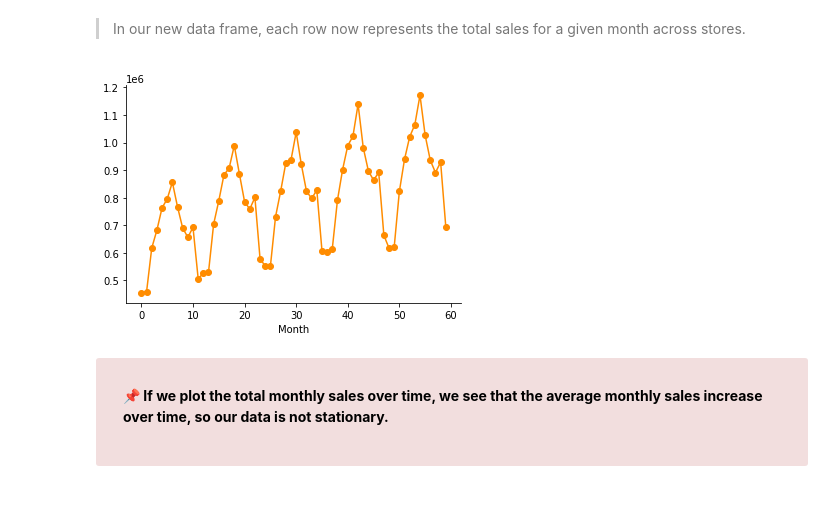
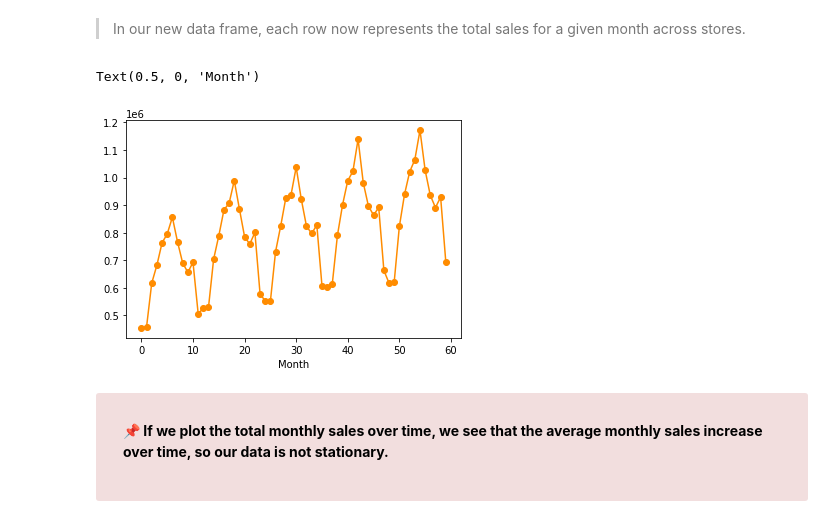
Before and after one commit to badl7/Forecasting_future_sales, a Jupyter notebook: forecasting-future-sales-using-machine-learning.ipynb, the cells around one changed output. Drawn from its saved outputs; the diff is of its cells as text; code cells hidden in the pictures.

```diff
--- a/forecasting-future-sales-using-machine-learning.ipynb
+++ b/forecasting-future-sales-using-machine-learning.ipynb
@@ -155,10 +161,9 @@ m_df.head(10)
 # %%
 m_df['sales'].plot(marker = 'o',color = 'darkorange')
 plt.xlabel("Month")
-
-sns.despine()
 # %% [output]
+Text(0.5, 0, 'Month')
-[figure, old version]
+[figure, new version]
 # %% [markdown]
 <div class="alert alert-block alert-danger">
     <p  style="padding: 15px;
```
Also changed, not shown: parts of 17 cells of this notebook.
